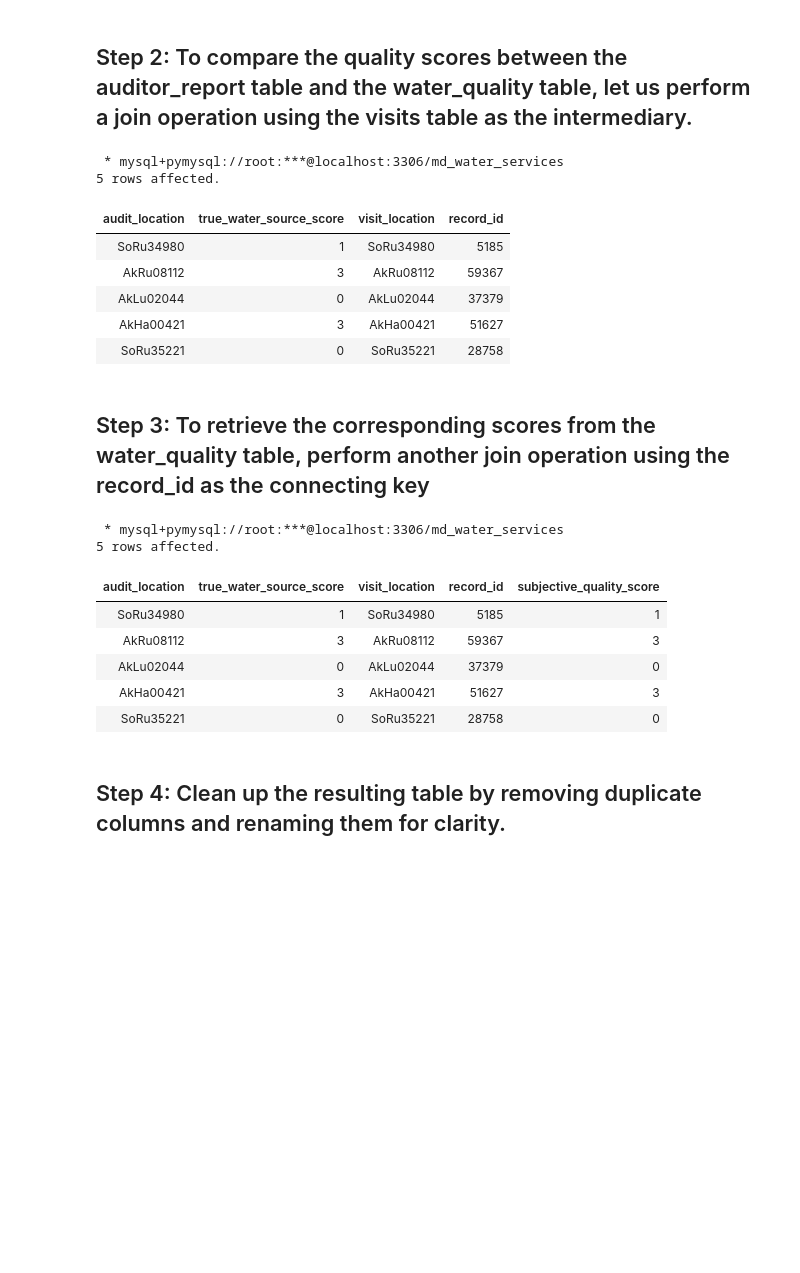
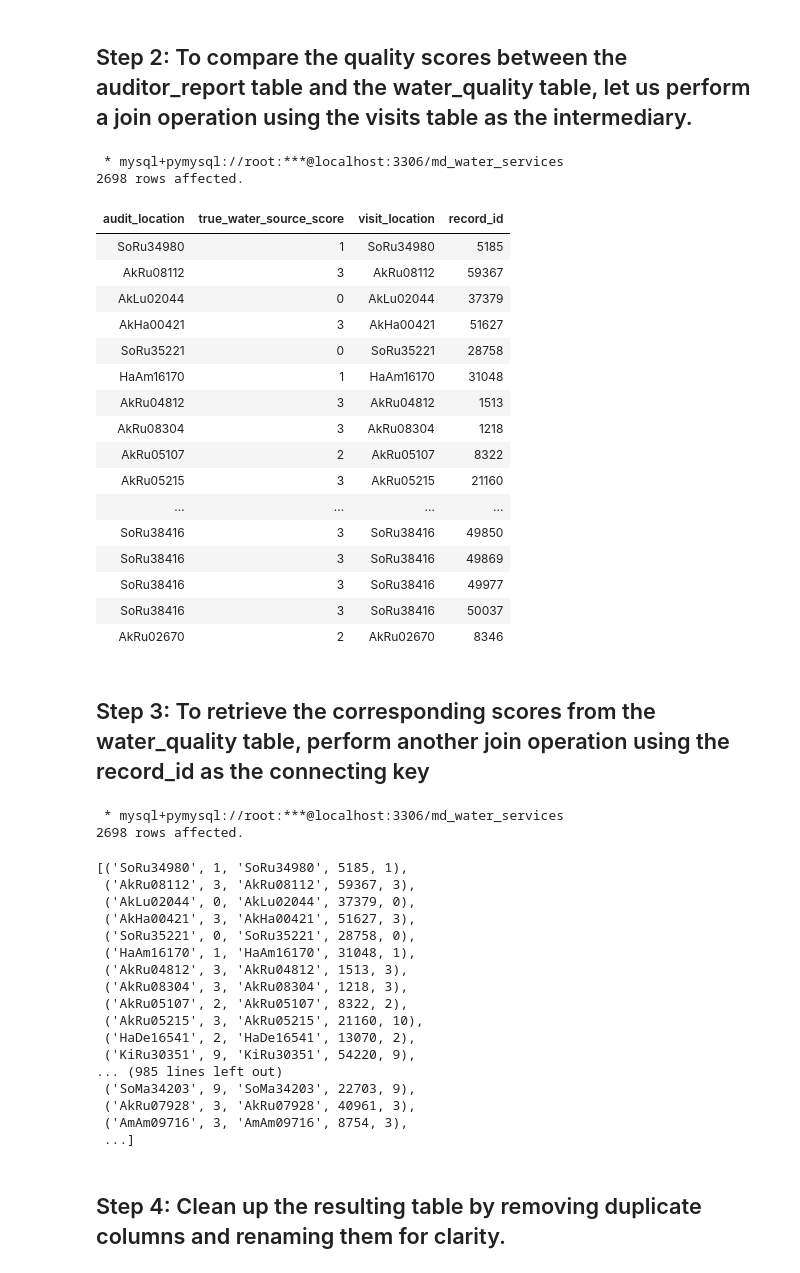
Before and after one commit to enockmbaraka/sqlchemy, a Jupyter notebook: Maji_Ndogo_Part_3/Maji_Ndogo_Project_3.ipynb, the cells around one changed output. Drawn from its saved outputs; the diff is of its cells as text; code cells hidden in the pictures; blank space fills up the shorter version.

```diff
--- a/Maji_Ndogo_Part_3/Maji_Ndogo_Project_3.ipynb
+++ b/Maji_Ndogo_Part_3/Maji_Ndogo_Project_3.ipynb
@@ -87,25 +98,35 @@ FROM auditor_report LIMIT 5;
 # %%
 %%sql
 
 SELECT
   auditor_report.location_id AS audit_location,
   auditor_report.true_water_source_score,
   visits.location_id AS visit_location,
   visits.record_id
 FROM
   auditor_report
 JOIN
-  visits ON auditor_report.location_id = visits.location_id
-LIMIT 5;
+  visits ON auditor_report.location_id = visits.location_id;
 # %% [output]
  * mysql+pymysql://root:***@localhost:3306/md_water_services
-5 rows affected.
+2698 rows affected.
 | audit_location | true_water_source_score | visit_location | record_id |
 | SoRu34980 | 1 | SoRu34980 | 5185 |
 | AkRu08112 | 3 | AkRu08112 | 59367 |
 | AkLu02044 | 0 | AkLu02044 | 37379 |
 | AkHa00421 | 3 | AkHa00421 | 51627 |
 | SoRu35221 | 0 | SoRu35221 | 28758 |
+| HaAm16170 | 1 | HaAm16170 | 31048 |
+| AkRu04812 | 3 | AkRu04812 | 1513 |
+| AkRu08304 | 3 | AkRu08304 | 1218 |
+| AkRu05107 | 2 | AkRu05107 | 8322 |
+| AkRu05215 | 3 | AkRu05215 | 21160 |
+| ... | ... | ... | ... |
+| SoRu38416 | 3 | SoRu38416 | 49850 |
+| SoRu38416 | 3 | SoRu38416 | 49869 |
+| SoRu38416 | 3 | SoRu38416 | 49977 |
+| SoRu38416 | 3 | SoRu38416 | 50037 |
+| AkRu02670 | 2 | AkRu02670 | 8346 |
 # %% [markdown]
 ## Step 3:  To retrieve the corresponding scores from the  water_quality  table, perform another join operation using the  record_id  as the connecting key
 # %%
@@ -122,17 +143,27 @@ FROM
 JOIN
   visits ON auditor_report.location_id = visits.location_id
 JOIN
-  water_quality ON visits.record_id = water_quality.record_id
-LIMIT 5;
+  water_quality ON visits.record_id = water_quality.record_id;
 # %% [output]
  * mysql+pymysql://root:***@localhost:3306/md_water_services
-5 rows affected.
+2698 rows affected.
-| audit_location | true_water_source_score | visit_location | record_id | subjective_quality_score |
-| SoRu34980 | 1 | SoRu34980 | 5185 | 1 |
-| AkRu08112 | 3 | AkRu08112 | 59367 | 3 |
-| AkLu02044 | 0 | AkLu02044 | 37379 | 0 |
-| AkHa00421 | 3 | AkHa00421 | 51627 | 3 |
-| SoRu35221 | 0 | SoRu35221 | 28758 | 0 |
+[('SoRu34980', 1, 'SoRu34980', 5185, 1),
+ ('AkRu08112', 3, 'AkRu08112', 59367, 3),
+ ('AkLu02044', 0, 'AkLu02044', 37379, 0),
+ ('AkHa00421', 3, 'AkHa00421', 51627, 3),
+ ('SoRu35221', 0, 'SoRu35221', 28758, 0),
+ ('HaAm16170', 1, 'HaAm16170', 31048, 1),
+ ('AkRu04812', 3, 'AkRu04812', 1513, 3),
+ ('AkRu08304', 3, 'AkRu08304', 1218, 3),
+ ('AkRu05107', 2, 'AkRu05107', 8322, 2),
+ ('AkRu05215', 3, 'AkRu05215', 21160, 10),
+ ('HaDe16541', 2, 'HaDe16541', 13070, 2),
+ ('KiRu30351', 9, 'KiRu30351', 54220, 9),
+... (985 lines left out)
+ ('SoMa34203', 9, 'SoMa34203', 22703, 9),
+ ('AkRu07928', 3, 'AkRu07928', 40961, 3),
+ ('AmAm09716', 3, 'AmAm09716', 8754, 3),
+ ...]
 # %% [markdown]
 ## Step 4: Clean up the resulting table by removing duplicate columns and renaming them for clarity.
 # %%
```
Also changed, not shown: parts of 9 cells of this notebook.
